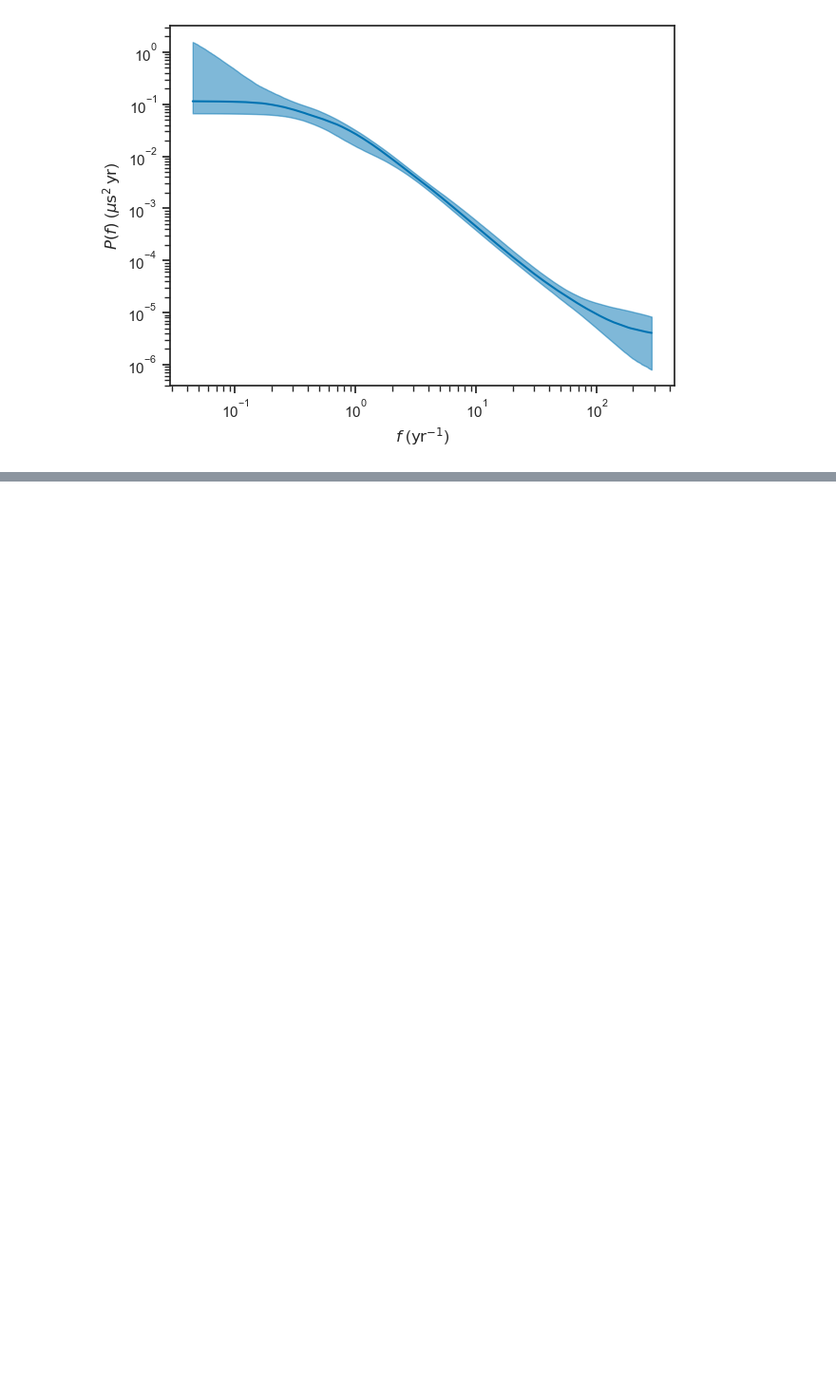
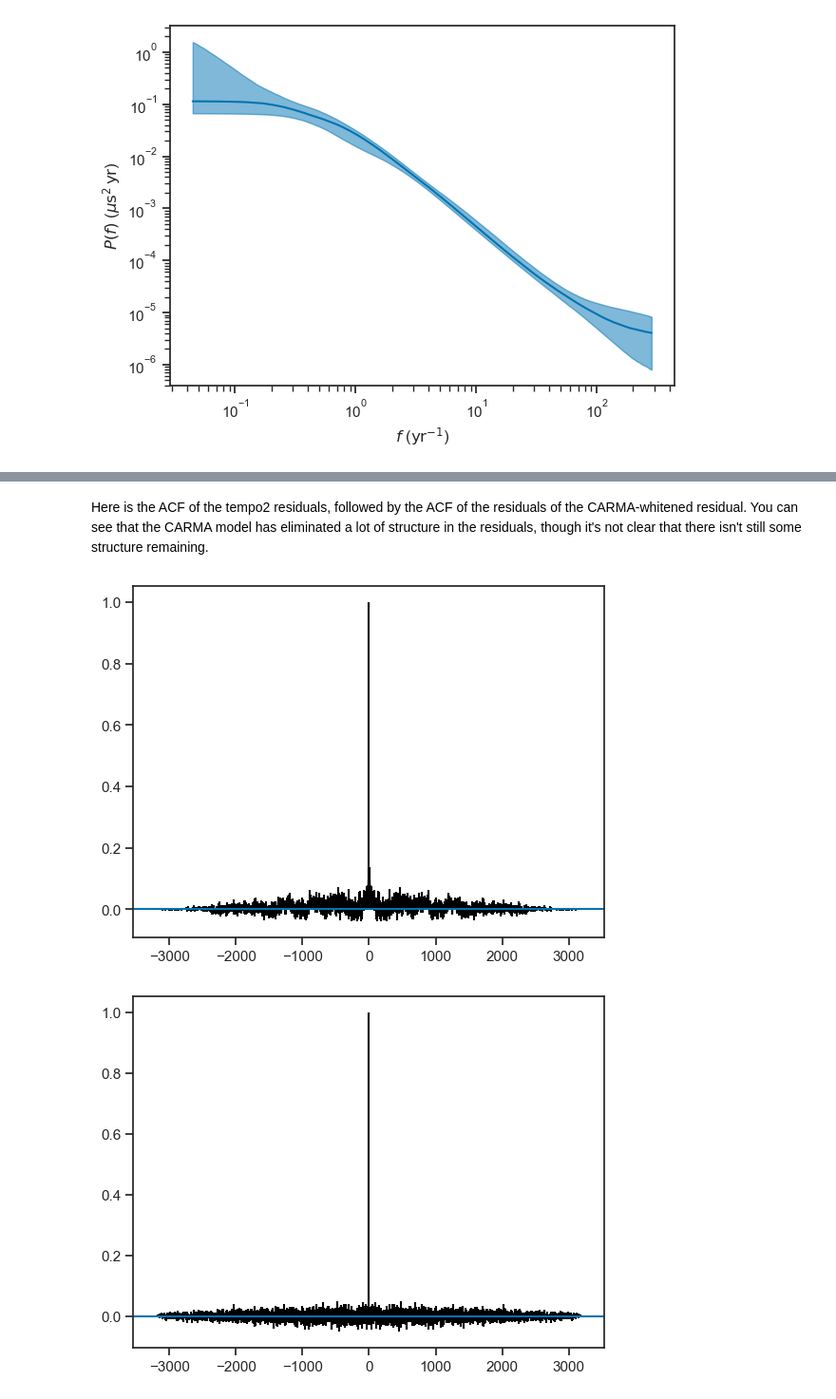
Before and after one commit to farr/PulsarNoise, a Jupyter notebook: J1713.ipynb, the cells around one changed output, grey strips where cells are left out. Shown: that part at 95% size. Saved outputs shown, nothing was run; the diff lists cells and outputs as text; code cells hidden in the pictures; blank space fills up the shorter version.

```diff
--- a/J1713.ipynb
+++ b/J1713.ipynb
@@ -92,0 +104,9 @@ savefig("J1713.pdf")
+# %% [markdown]
+Here is the ACF of the tempo2 residuals, followed by the ACF of the residuals of the CARMA-whitened residual.  You can see that the CARMA model has eliminated a lot of structure in the residuals, though it's not clear that there isn't still some structure remaining.
+# %%
+acorr(rs, maxlags=nothing, label="Raw Residuals")
+figure()
+acorr(Kalman.whiten(post, ps[:,j]), maxlags=nothing);
+# %% [output]
+[figure, added]
+[figure, added]
```
Also changed, not shown: parts of 2 cells of this notebook.
